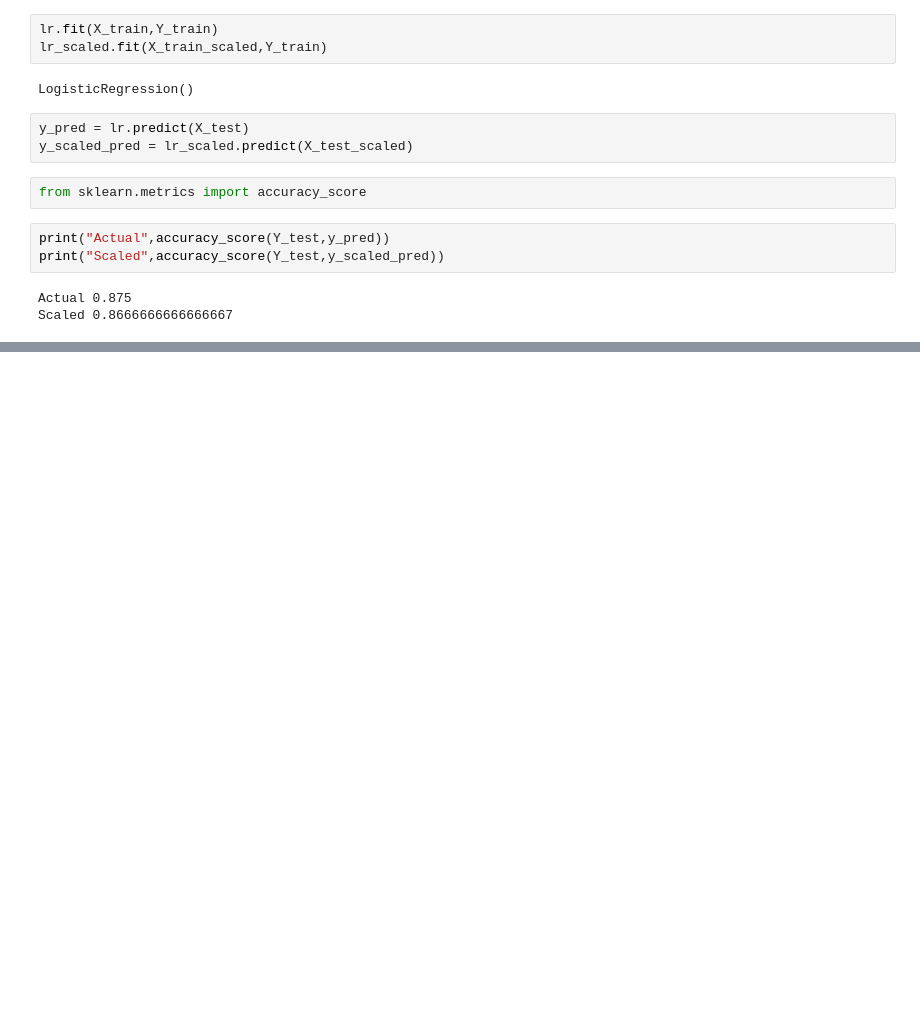
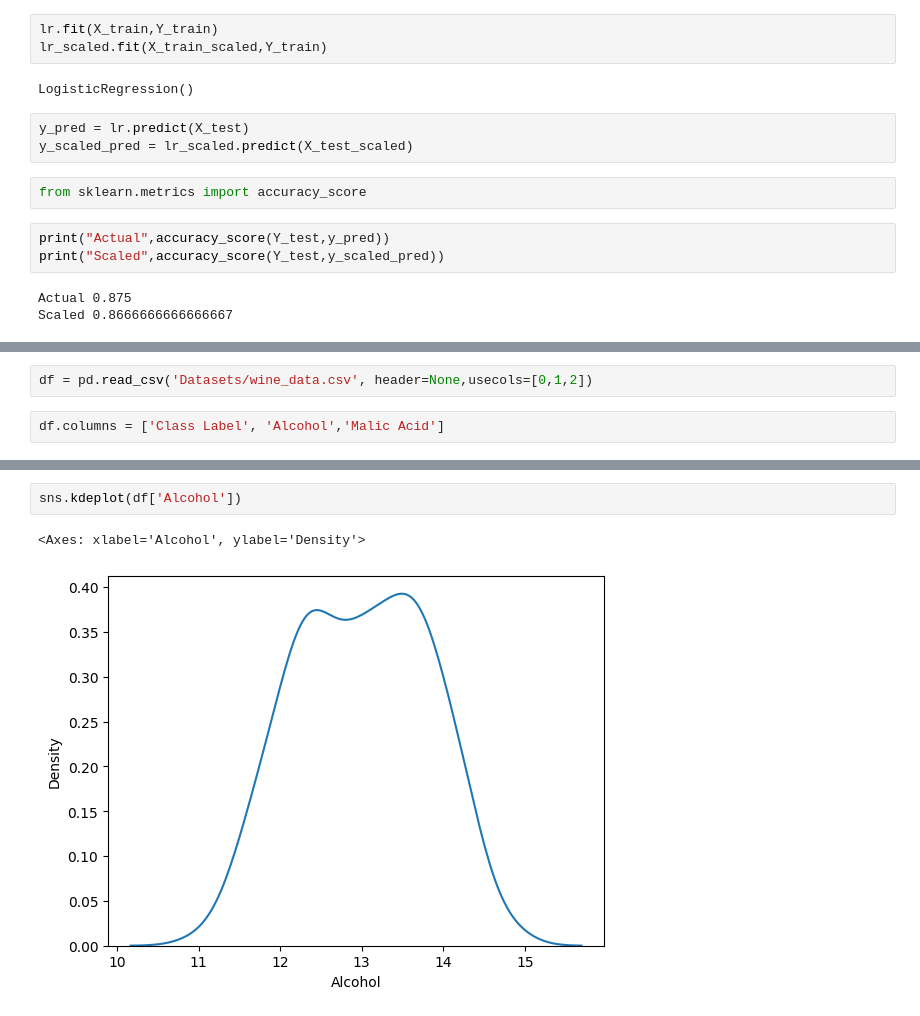
Before and after one commit to mynkaiml/Machine-learning-journey, a Jupyter notebook: Feature_Engineering.ipynb, the cells around one changed output, grey strips where cells are left out. Cells and saved outputs as stored; diff of their text form; blank space fills up the shorter version.

```diff
--- a/Feature_Engineering.ipynb
+++ b/Feature_Engineering.ipynb
@@ -176,0 +183,4 @@ Scaled 0.8666666666666667
+# %%
+df = pd.read_csv('Datasets/wine_data.csv', header=None,usecols=[0,1,2])
+# %%
+df.columns = ['Class Label', 'Alcohol','Malic Acid']
@@ -176,0 +203,5 @@ Scaled 0.8666666666666667
+# %%
+sns.kdeplot(df['Alcohol'])
+# %% [output]
+<Axes: xlabel='Alcohol', ylabel='Density'>
+[figure, added]
```
Also changed, not shown: parts of 12 cells of this notebook, 1 other file.
